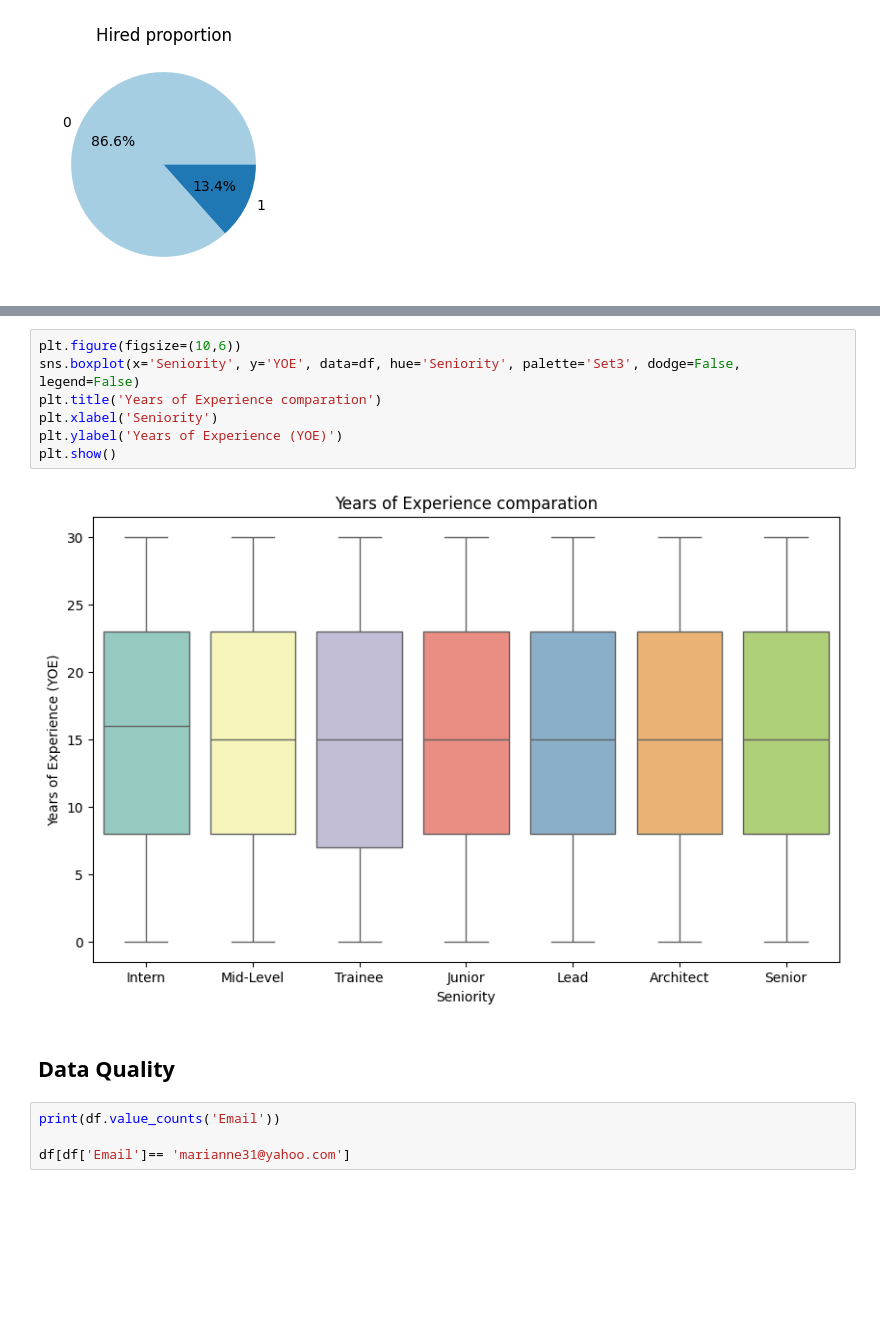
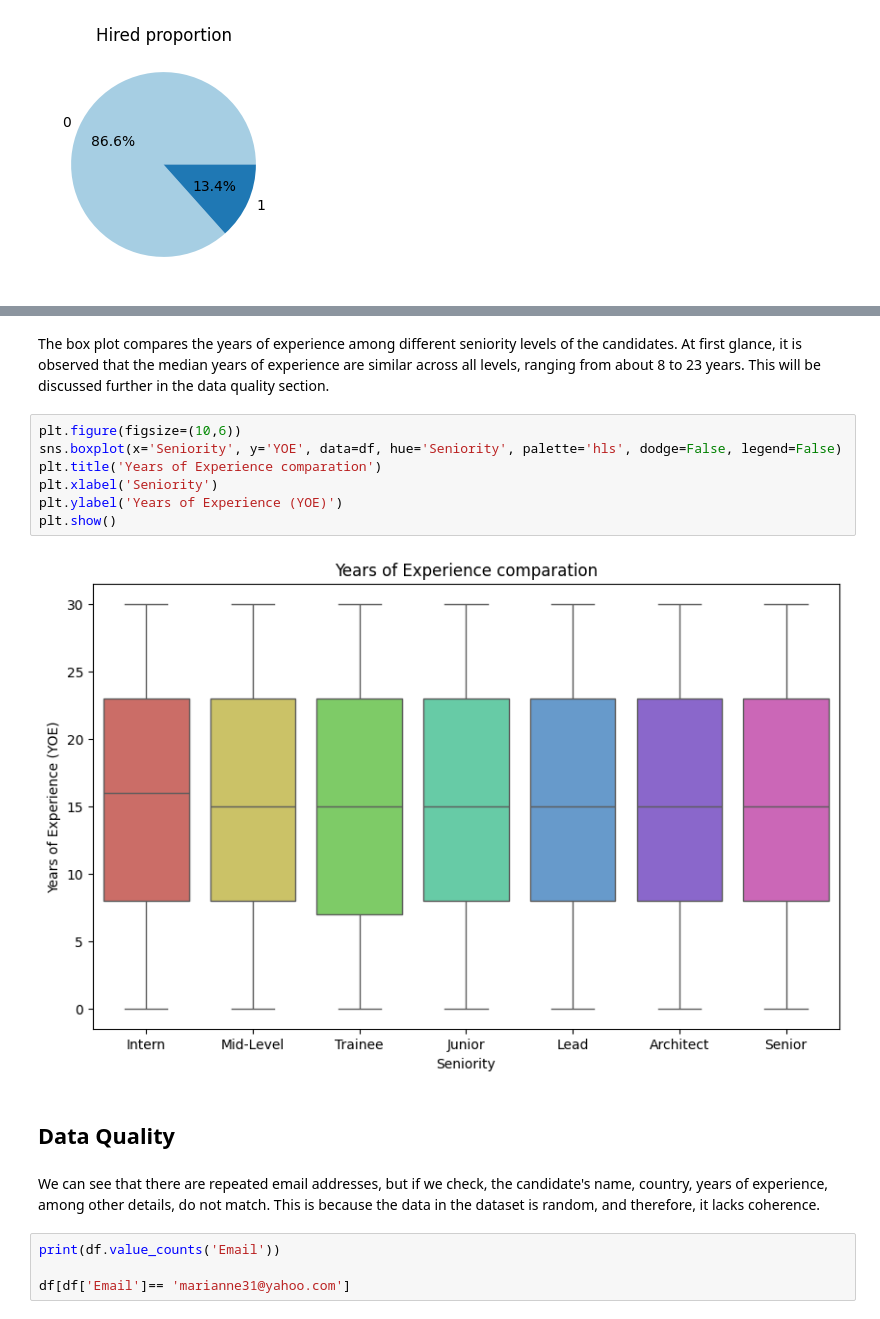
Before and after one commit to caroldvarela/workshop-01, a Jupyter notebook: notebooks/002_EDA.ipynb, the cells around one changed output, grey strips where cells are left out. Cells and saved outputs as stored; diff of their text form; blank space fills up the shorter version.

```diff
--- a/notebooks/002_EDA.ipynb
+++ b/notebooks/002_EDA.ipynb
@@ -304,14 +443,18 @@ plt.show()
+# %% [markdown]
+The box plot compares the years of experience among different seniority levels of the candidates. At first glance, it is observed that the median years of experience are similar across all levels, ranging from about 8 to 23 years. This will be discussed further in the data quality section.
 # %%
 plt.figure(figsize=(10,6))
-sns.boxplot(x='Seniority', y='YOE', data=df, hue='Seniority', palette='Set3', dodge=False, legend=False)
+sns.boxplot(x='Seniority', y='YOE', data=df, hue='Seniority', palette='hls', dodge=False, legend=False)
 plt.title('Years of Experience comparation')
 plt.xlabel('Seniority')
 plt.ylabel('Years of Experience (YOE)')
 plt.show()
 # %% [output]
-[figure, old version]
+[figure, new version]
 # %% [markdown]
 ## Data Quality
+# %% [markdown]
+We can see that there are repeated email addresses, but if we check, the candidate's name, country, years of experience, among other details, do not match. This is because the data in the dataset is random, and therefore, it lacks coherence.
 # %%
 print(df.value_counts('Email'))
 
```
Also changed, not shown: parts of 38 cells of this notebook, 1 other file.
